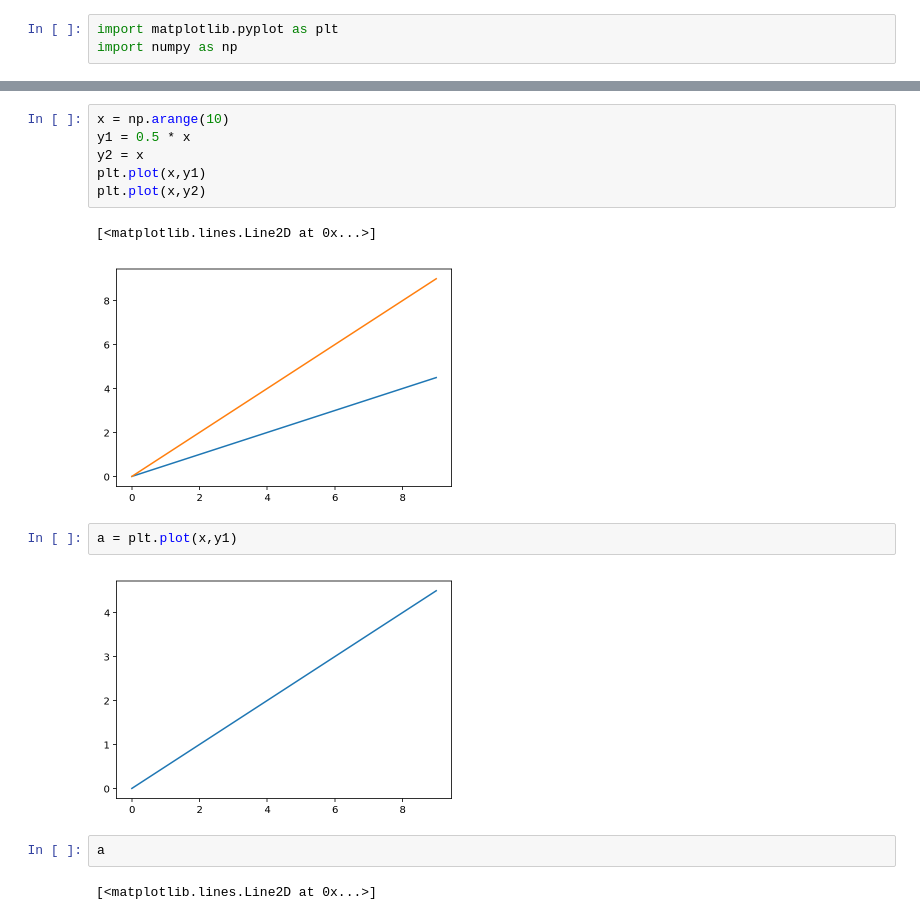
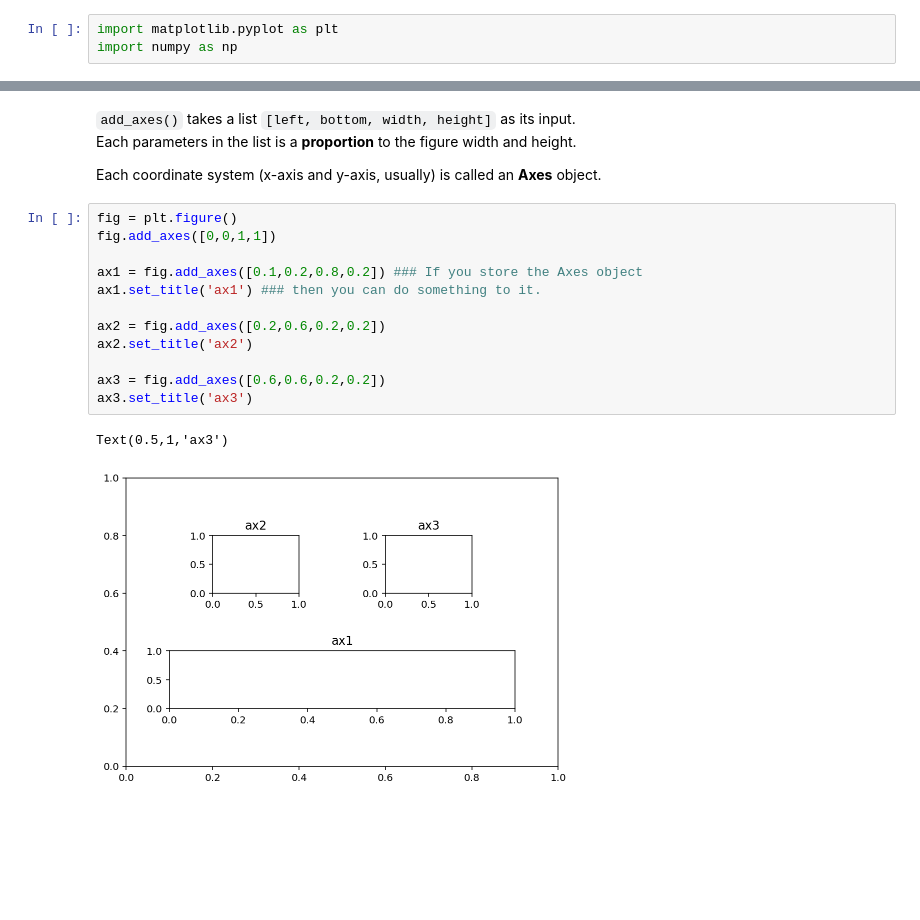
Before and after one commit to jephianlin/9HPythonData, a Jupyter notebook: Python-Week3.ipynb, the cells around one changed output, grey strips where cells are left out. Cells and saved outputs as stored; diff of their text form; blank space fills up the shorter version.

```diff
--- a/Python-Week3.ipynb
+++ b/Python-Week3.ipynb
@@ -478,17 +465,20 @@ plt.show()
-# %%
-x = np.arange(10)
-y1 = 0.5 * x
-y2 = x
-plt.plot(x,y1)
-plt.plot(x,y2)
-# %% [output]
-[<matplotlib.lines.Line2D at 0x...>]
-[figure, removed]
-# %%
-a = plt.plot(x,y1)
-# %% [output]
-[figure, removed]
-# %%
-a
-# %% [output]
-[<matplotlib.lines.Line2D at 0x...>]
+# %% [markdown]
+`add_axes()` takes a list `[left, bottom, width, height]` as its input.
+Each parameters in the list is a **proportion** to the figure width and height.
+
+Each coordinate system (x-axis and y-axis, usually) is called an **Axes** object.
+# %%
+fig = plt.figure()
+fig.add_axes([0,0,1,1])
+
+ax1 = fig.add_axes([0.1,0.2,0.8,0.2]) ### If you store the Axes object
+ax1.set_title('ax1') ### then you can do something to it.
+
+ax2 = fig.add_axes([0.2,0.6,0.2,0.2])
+ax2.set_title('ax2')
+
+ax3 = fig.add_axes([0.6,0.6,0.2,0.2])
+ax3.set_title('ax3')
+# %% [output]
+Text(0.5,1,'ax3')
+[figure, added]
```
Also changed, not shown: parts of 22 cells of this notebook.
